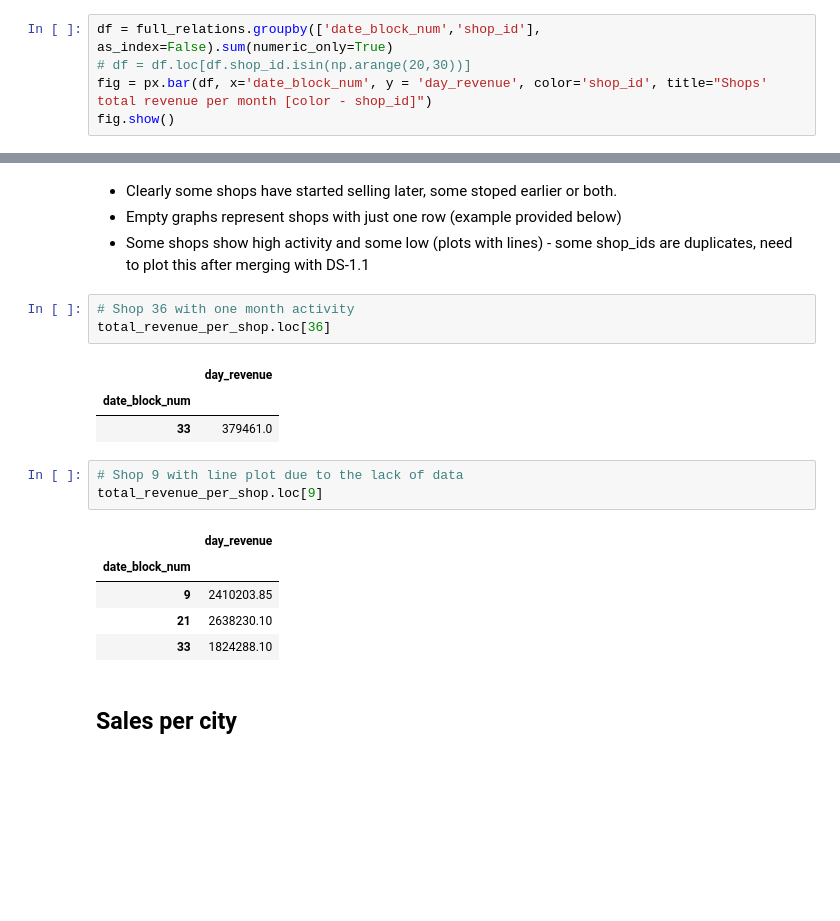
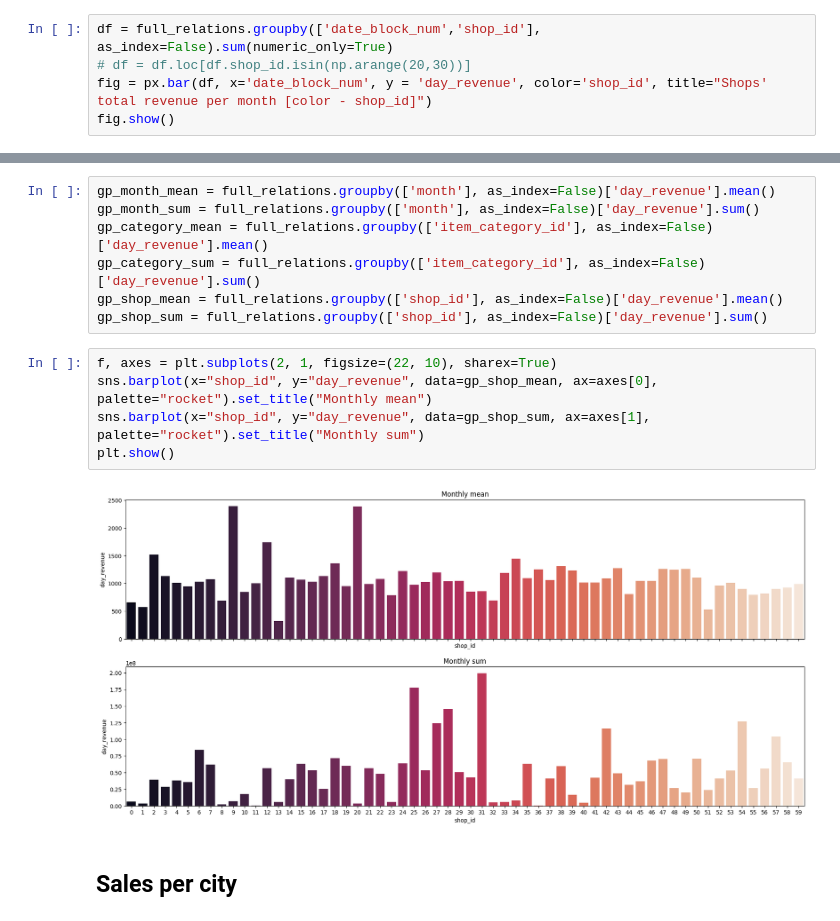
Before and after one commit to Aleksandra-Barysheva/ds_practice, a Jupyter notebook: notebooks/EDA.ipynb, the cells around one changed output, grey strips where cells are left out. Cells and saved outputs as stored; diff of their text form; blank space fills up the shorter version.

Commit message:
DS-1.2 EDA
	Changes:
	- changed visualizations for some plots
	- added correlation plot

```diff
--- a/notebooks/EDA.ipynb
+++ b/notebooks/EDA.ipynb
@@ -236,23 +190,17 @@ plot_shops_total_revenue_dynamics_short(total_revenue_per_shop)
-# %% [markdown]
-* Clearly some shops have started selling later, some stoped earlier or both.
-* Empty graphs represent shops with just one row (example provided below)
-* Some shops show high activity and some low (plots with lines) - some shop_ids are duplicates, need to plot this after merging with DS-1.1
-# %%
-# Shop 36 with one month activity
-total_revenue_per_shop.loc[36]
-# %% [output]
-|  | day_revenue |
-| date_block_num |  |
-| 33 | 379461.0 |
-# %%
-# Shop 9 with line plot due to the lack of data
-total_revenue_per_shop.loc[9]
-# %% [output]
-|  | day_revenue |
-| date_block_num |  |
-| 9 | 2410203.85 |
-| 21 | 2638230.10 |
-| 33 | 1824288.10 |
+# %%
+gp_month_mean = full_relations.groupby(['month'], as_index=False)['day_revenue'].mean()
+gp_month_sum = full_relations.groupby(['month'], as_index=False)['day_revenue'].sum()
+gp_category_mean = full_relations.groupby(['item_category_id'], as_index=False)['day_revenue'].mean()
+gp_category_sum = full_relations.groupby(['item_category_id'], as_index=False)['day_revenue'].sum()
+gp_shop_mean = full_relations.groupby(['shop_id'], as_index=False)['day_revenue'].mean()
+gp_shop_sum = full_relations.groupby(['shop_id'], as_index=False)['day_revenue'].sum()
+# %%
+f, axes = plt.subplots(2, 1, figsize=(22, 10), sharex=True)
+sns.barplot(x="shop_id", y="day_revenue", data=gp_shop_mean, ax=axes[0], palette="rocket").set_title("Monthly mean")
+sns.barplot(x="shop_id", y="day_revenue", data=gp_shop_sum, ax=axes[1], palette="rocket").set_title("Monthly sum")
+plt.show()
+# %% [output]
+[figure, added]
 # %% [markdown]
 ## Sales per city
 # %%
```
Also changed, not shown: parts of 12 cells of this notebook.
